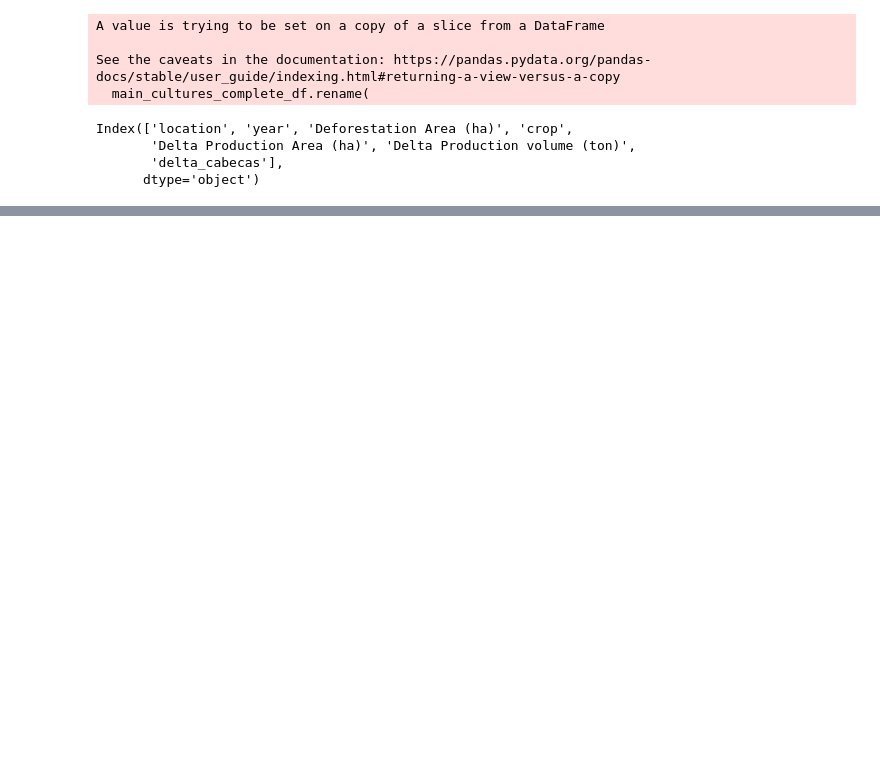
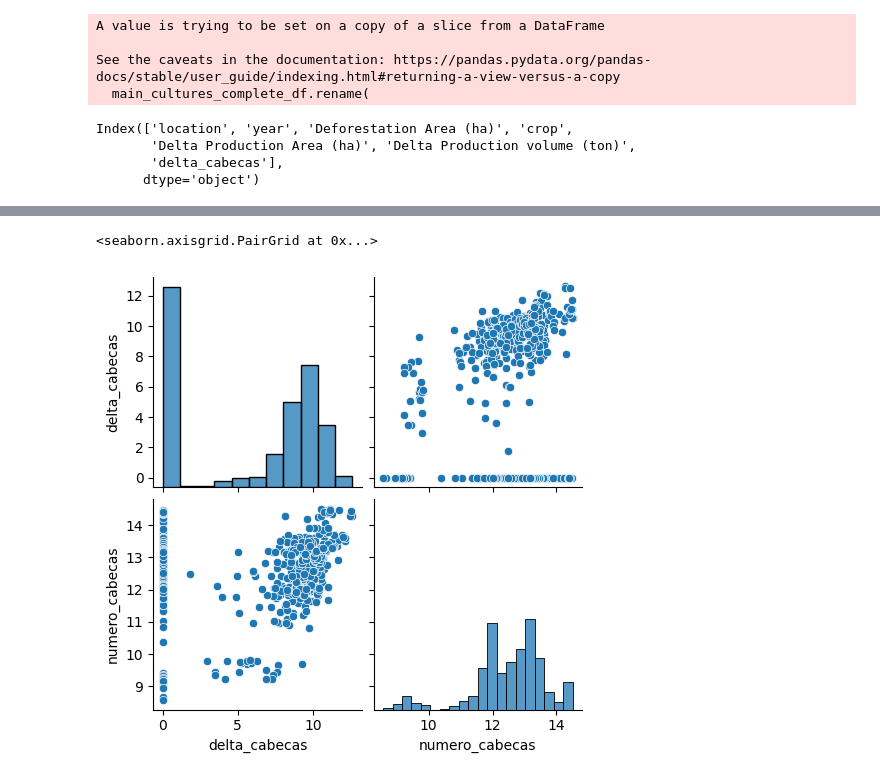
Before and after one commit to iglesiascaio/pantanal_deforestation, a Jupyter notebook: notebooks/delta_analysis.ipynb, the cells around one changed output, grey strips where cells are left out. Saved outputs shown, nothing was run; the diff lists cells and outputs as text; code cells hidden in the pictures; blank space fills up the shorter version.

```diff
--- a/notebooks/delta_analysis.ipynb
+++ b/notebooks/delta_analysis.ipynb
@@ -423,0 +444,5 @@ sns.pairplot(complete_df_pecuaria[['deforestation_ha', 'numero_cabecas']])
+# %%
+sns.pairplot(np.log1p(complete_df_pecuaria[['delta_cabecas', 'numero_cabecas']]))
+# %% [output]
+<seaborn.axisgrid.PairGrid at 0x...>
+[figure, added]
```
Also changed, not shown: parts of 10 cells of this notebook, 25 other files.
